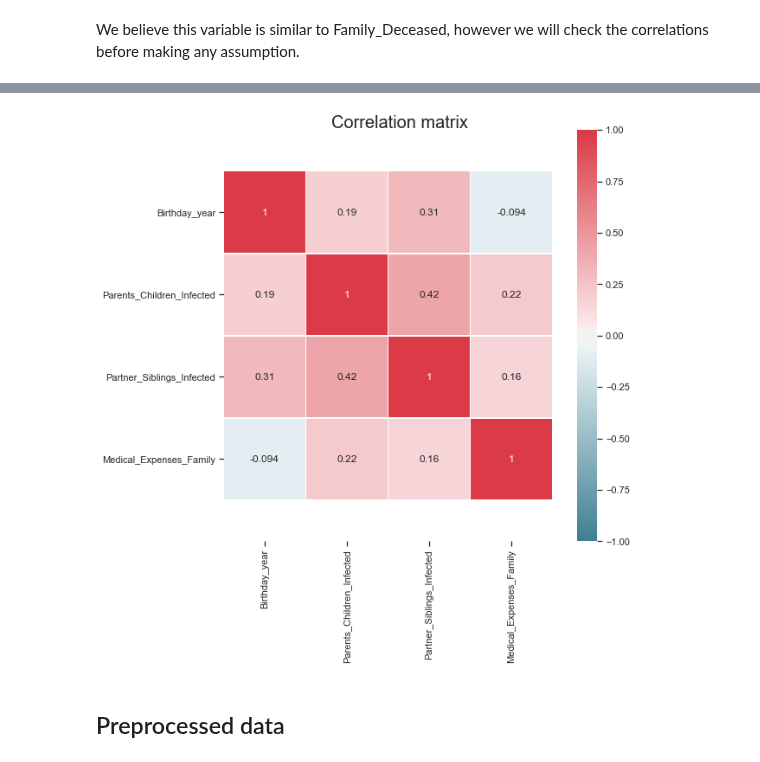
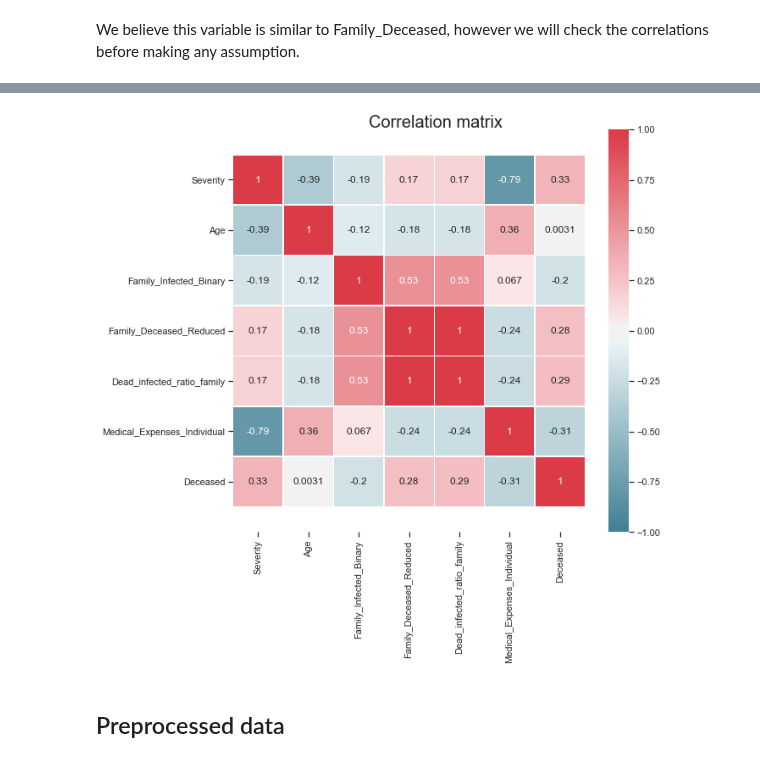
Before and after one commit to DavidSilva98/ML_project, a Jupyter notebook: group7.ipynb, the cells around one changed output, grey strips where cells are left out. Drawn from its saved outputs; the diff is of its cells as text; code cells hidden in the pictures.

```diff
--- a/group7.ipynb
+++ b/group7.ipynb
@@ -740,3 +725,6 @@ np.(X_train["Medical_Expenses_Individual"]).hist()
+# %%
+X_train["Medical_Expenses_Individual"] = boxcox(X_train["Medical_Expenses_Individual"] + 1)[0]
 # %%
 # Drop useless variables
-X_train.drop(["Pediatric_Binary", "3rd_Age_Binary", "Title", "Partner_Siblings_Infected_Binary", "Parents_Children_Infected_Binary", "Family_Deceased"], axis=1, inplace=True)
+X_train.drop(["Family_Case_ID", "Pediatric_Binary", "Name", "Birthday_year", "3rd_Age_Binary", "Title", "Title_binary", "Partner_Siblings_Infected", "Medical_Tent",
+              "Parents_Children_Infected", "Partner_Siblings_Infected_Binary", "Parents_Children_Infected_Binary", "Family_Deceased", "Family_Infected",], axis=1, inplace=True)
@@ -746,30 +744,30 @@ Assess preprocessed data using visualizations. Check if problems are solved and
 # %%
 # Compute the correlation matrix
-corr = train_df[metric_features].corr() #Getting correlation of numerical variables
+corr = pd.concat([X_train, y_train], axis=1).corr(method="spearman") #Getting correlation of numerical variables
 
 # Set up the matplotlib figure
 fig, ax = plt.subplots(figsize=(10, 8))
 
 # Generate a custom diverging colormap
 cmap = sns.diverging_palette(220, 10, as_cmap=True) #Make a diverging palette between two HUSL colors. Return a matplotlib colormap object.
 
-# # Pass 2D Numpy array to annot parameter
+# Pass 2D Numpy array to annot parameter
 # mask_annot = np.absolute(corr.values)>=0.50 # Annotate correlations above abs(0.5)
 # annot_arr = np.where(mask_annot, corr.values.round(2), np.full(corr.shape,""))
 
 # Draw the heatmap with the mask and correct aspect ratio
 sns.heatmap(corr, cmap=cmap, center=0, square=True, linewidths=.5, annot=corr, ax=ax, vmin=-1, vmax=1)
 
 # Layout
 plt.subplots_adjust(top=0.95)
 plt.suptitle("Correlation matrix", fontsize=20)
 plt.yticks(rotation=0)
 # Fixing the bug of partially cut-off bottom and top cells
 b, t = plt.ylim() # discover the values for bottom and top
 b += 0.5 # Add 0.5 to the bottom
 t -= 0.5 # Subtract 0.5 from the top
 plt.ylim(b, t) # update the ylim(bottom, top) values
 
 plt.show()
 # %% [output]
-[figure, old version]
+[figure, new version]
```
Also changed, not shown: parts of 33 cells of this notebook.
